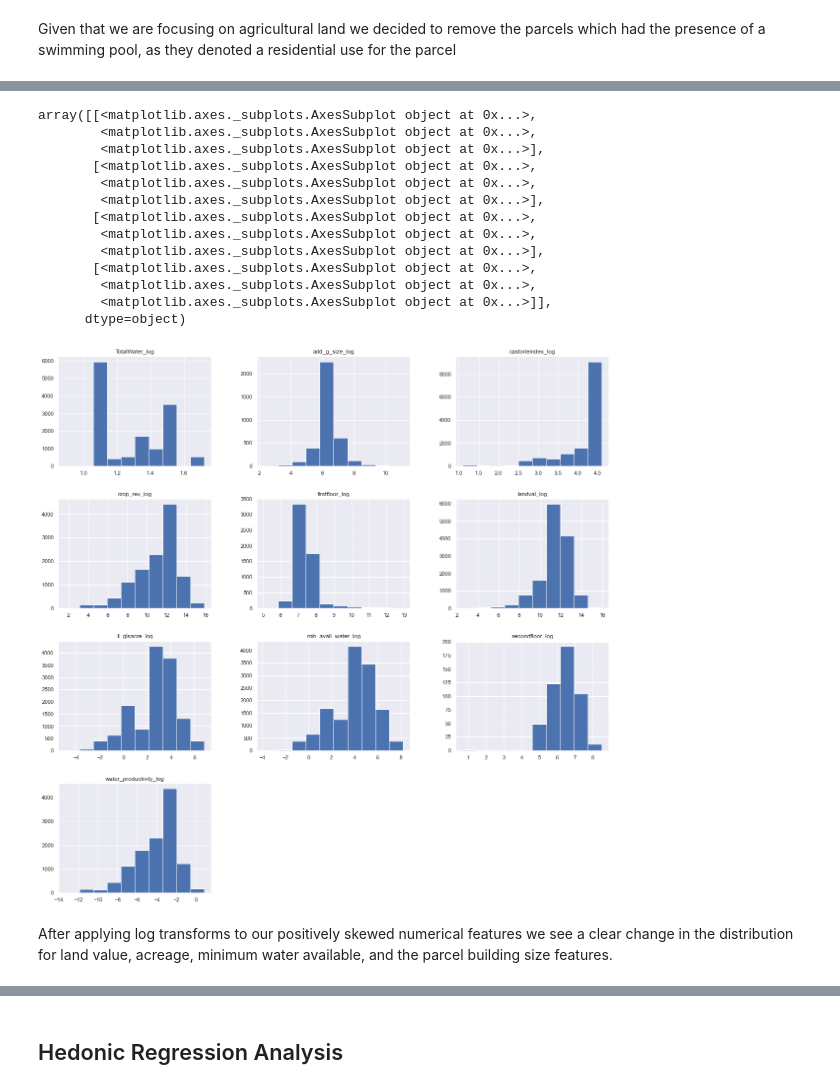
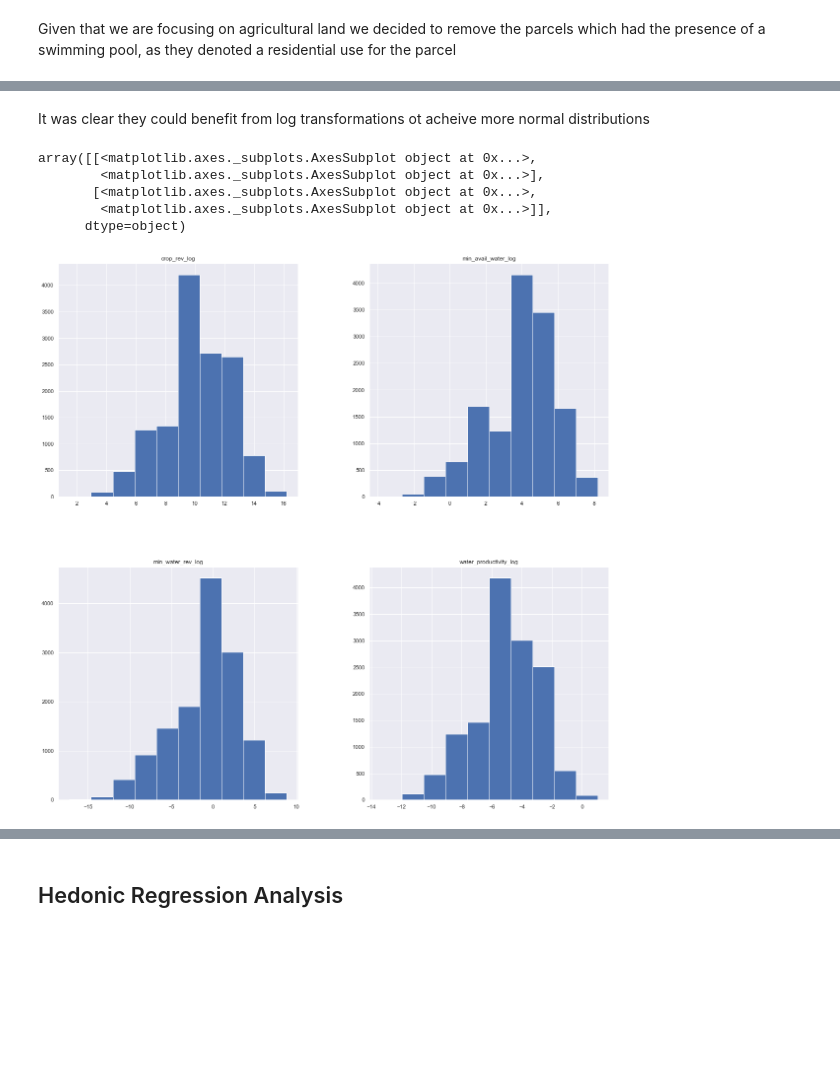
Before and after one commit to draget/w210_water, a Jupyter notebook: Hedonic Modeling.ipynb, the cells around one changed output, grey strips where cells are left out. Saved outputs shown, nothing was run; the diff lists cells and outputs as text; code cells hidden in the pictures; blank space fills up the shorter version.

```diff
--- a/Hedonic Modeling.ipynb
+++ b/Hedonic Modeling.ipynb
@@ -241,7 +239,7 @@ ca_crops = crop_yield[available_commodity]
 #rename columns to merge
 
 ca_crops.rename(columns = {'Commodity': 'FinalCrop'}, inplace=True)
-merge_crops = ca_crops[['FinalCrop', 'Crop Unit Vale ($/acre']]
+merge_crops = ca_crops[['FinalCrop', 'Crop Unit Vale ($/acre', 'Yield', 'yield_units']]
 
 land_matched.rename(columns = {'Crop2016': 'FinalCrop'}, inplace=True)
 # %%
@@ -258,0 +378,10 @@ GRAPES
+# %%
+full_set['city_dist_log'] = np.log(full_set['city_dist'])
+
+
+fig, ax = plt.subplots(figsize=(10,5))
+
+
+sns.distplot(full_set[np.isfinite(full_set.city_dist_log)]['city_dist_log'], bins=20, kde=True, ax=ax, color='green')
+plt.title('Log(City Distance) Histogram', fontsize=15)
+plt.xlabel('City Distance, miles', fontsize=12);
@@ -258,0 +417,9 @@ GRAPES
+# %%
+full_set['water_dist_log'] = np.log(full_set['water_dist'])
+
+fig, ax = plt.subplots(figsize=(10,5))
+
+
+sns.distplot(full_set[np.isfinite(full_set.water_dist_log)]['water_dist_log'], bins=20, kde=True, ax=ax, color='orange')
+plt.title('Log(Water Distance) Histogram', fontsize=15)
+plt.xlabel('Water Distance, miles', fontsize=12);
@@ -380,3 +709,0 @@ Lets do some work on the land value by summing building land size and excluding
-# %%
-full_set["add_g_size"] = full_set["addsize"] + full_set["gize"]
-full_set["add_g_size"] = full_set["add_g_size"].astype('float64')
@@ -432,32 +721,16 @@ We also have an ordinal feature with 'castorieindex'
+# %% [markdown]
+It was clear they could benefit from log transformations ot acheive more normal distributions
 # %%
-full_set['landval_log'] = np.log(full_set['landval'])
-full_set['ll_gisacre_log'] = np.log(full_set['ll_gisacre'])
-full_set['TotalWater_log'] = np.log(full_set['TotalWater'])
+full_set['min_water_rev_log'] = np.log(full_set['min_water_rev'])
 full_set['min_avail_water_log'] = np.log(full_set['min_avail_water'])
-full_set['firstfloor_log'] = np.log(full_set['firstfloor'])
-full_set['secondfloor_log'] = np.log(full_set['secondfloor'])
-full_set['add_g_size_log'] = np.log(full_set['add_g_size'])
 full_set['water_productivity_log'] = np.log(full_set['water_productivity'])
-full_set['castorieindex_log'] = np.log(full_set['castorieindex'])
 full_set['crop_rev_log'] = np.log(full_set['crop_rev'])
 
-
-
-full_set[np.isfinite(full_set[['landval_log', 'TotalWater_log', 'min_avail_water_log', 'firstfloor_log', 'secondfloor_log', 'll_gisacre_log','add_g_size_log', 'water_productivity_log', 'castorieindex_log', 'crop_rev_log']])][['landval_log', 'll_gisacre_log', 'TotalWater_log', 'min_avail_water_log', 'firstfloor_log', 'secondfloor_log','add_g_size_log', 'water_productivity_log', 'castorieindex_log', 'crop_rev_log']].hist(figsize=(20,20), layout=(4,3))
+full_set[np.isfinite(full_set[['min_avail_water_log', 'water_productivity_log', 'crop_rev_log', 'min_water_rev_log']])][['min_avail_water_log', 'water_productivity_log', 'crop_rev_log', 'min_water_rev_log']].hist(figsize=(20,20), layout=(2,2))
 # %% [output]
 array([[<matplotlib.axes._subplots.AxesSubplot object at 0x...>,
-        <matplotlib.axes._subplots.AxesSubplot object at 0x...>,
         <matplotlib.axes._subplots.AxesSubplot object at 0x...>],
        [<matplotlib.axes._subplots.AxesSubplot object at 0x...>,
-        <matplotlib.axes._subplots.AxesSubplot object at 0x...>,
-        <matplotlib.axes._subplots.AxesSubplot object at 0x...>],
-       [<matplotlib.axes._subplots.AxesSubplot object at 0x...>,
-        <matplotlib.axes._subplots.AxesSubplot object at 0x...>,
-        <matplotlib.axes._subplots.AxesSubplot object at 0x...>],
-       [<matplotlib.axes._subplots.AxesSubplot object at 0x...>,
-        <matplotlib.axes._subplots.AxesSubplot object at 0x...>,
         <matplotlib.axes._subplots.AxesSubplot object at 0x...>]],
       dtype=object)
-[figure, old version]
+[figure, new version]
-# %% [markdown]
-After applying log transforms to our positively skewed numerical features we see a clear change in the distribution for land value, acreage, minimum water available, and the parcel building size features.
```
Also changed, not shown: parts of 143 cells of this notebook.
